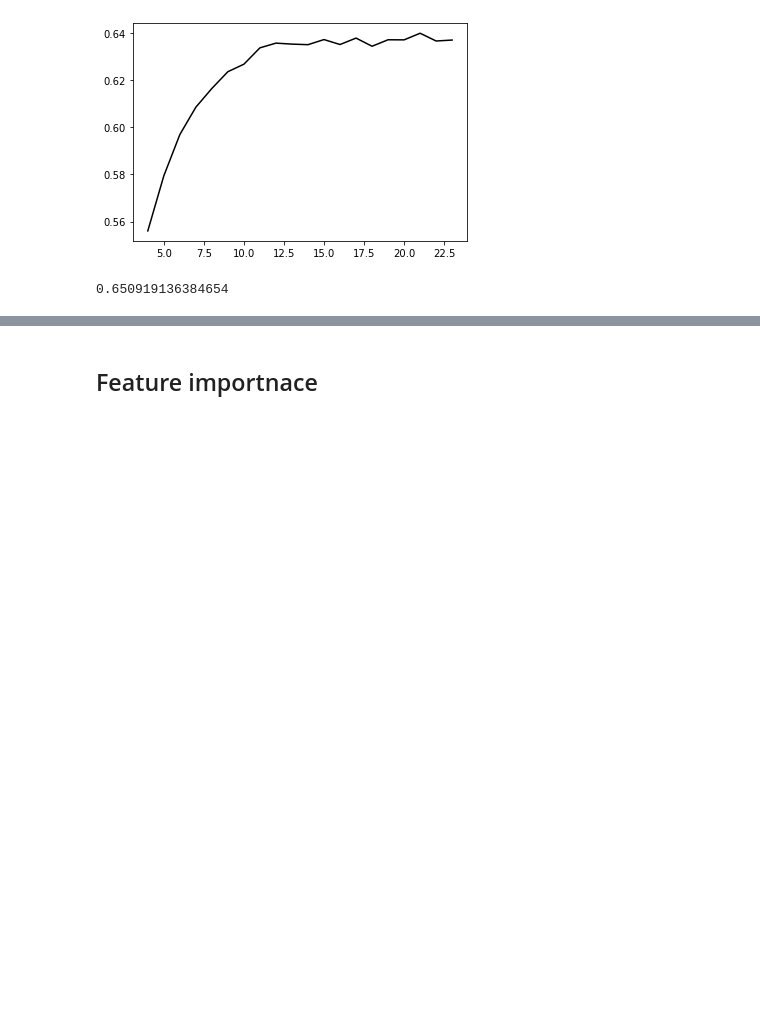
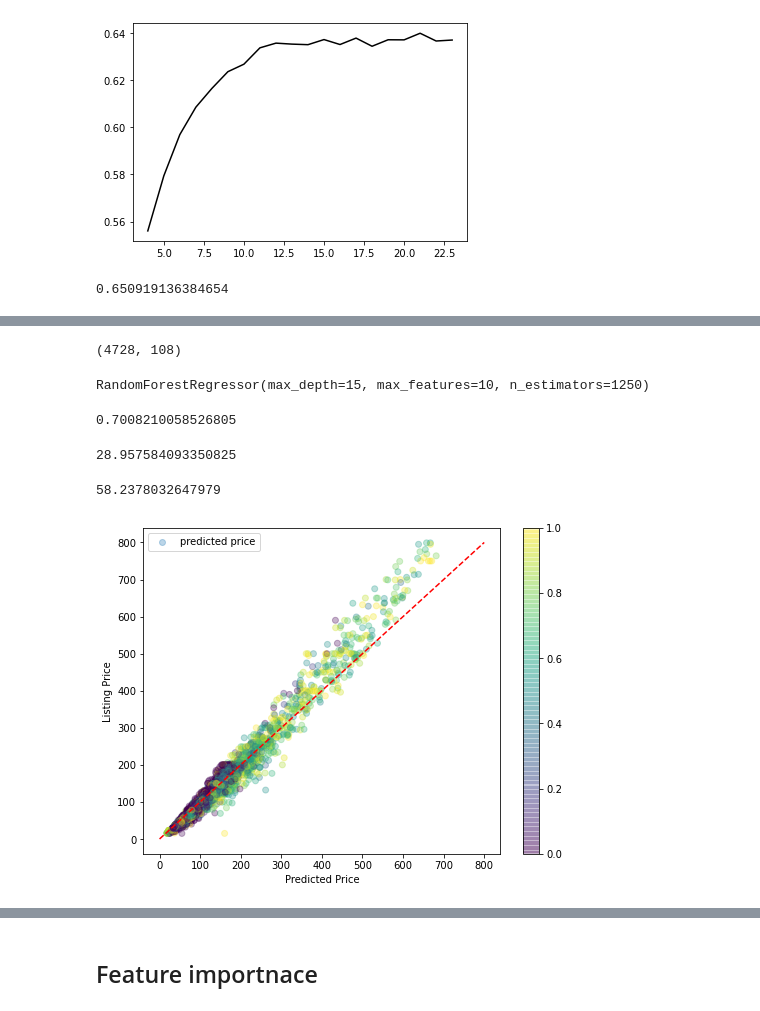
Before and after one commit to aabouie/Capstone_2, a Jupyter notebook: EDA_ML.ipynb, the cells around one changed output, grey strips where cells are left out. Saved outputs shown, nothing was run; the diff lists cells and outputs as text; code cells hidden in the pictures; blank space fills up the shorter version.

```diff
--- a/EDA_ML.ipynb
+++ b/EDA_ML.ipynb
@@ -550,0 +617,39 @@ y_vars =['price']
+# %%
+df_listing_new = df_listing[~((df_listing.availability_90<40)&(df_listing.price>200)&
+                              (df_listing.number_of_reviews_l30d<2))]
+df_listing_new.shape
+# %% [output]
+(4728, 108)
+# %%
+X = df_listing_new[features]
+y= df_listing_new.price
+X_train,X_test,y_train,y_test = train_test_split(X,y,test_size=0.1)
+# %%
+rf = RandomForestRegressor(max_depth=15,n_estimators = 1250,max_features=10)
+rf.fit(X_train,y_train)
+# %% [output]
+RandomForestRegressor(max_depth=15, max_features=10, n_estimators=1250)
+# %%
+cross_val_score(rf,X_train,y_train).mean()
+# %% [output]
+0.7008210058526805
+# %%
+np.sqrt(mean_squared_error(y_train,rf.predict(X_train)))
+# %% [output]
+28.957584093350825
+# %%
+np.sqrt(mean_squared_error(y_test,rf.predict(X_test)))
+# %% [output]
+58.2378032647979
+# %%
+rf.fit(X_train,y_train)
+fig,ax = plt.subplots(figsize=(8,6));
+normalized_availability = X_train.availability_90/90;
+im = ax.scatter(rf.predict(X_train),y_train,c=normalized_availability,alpha=0.3,label='predicted price');
+ax.plot([0,800],[0,800],color='r',ls='--');
+ax.set_xlabel('Predicted Price');
+ax.set_ylabel('Listing Price');
+ax.legend();
+fig.colorbar(im, ax=ax);
+# %% [output]
+[figure, added]
```
Also changed, not shown: parts of 26 cells of this notebook.
